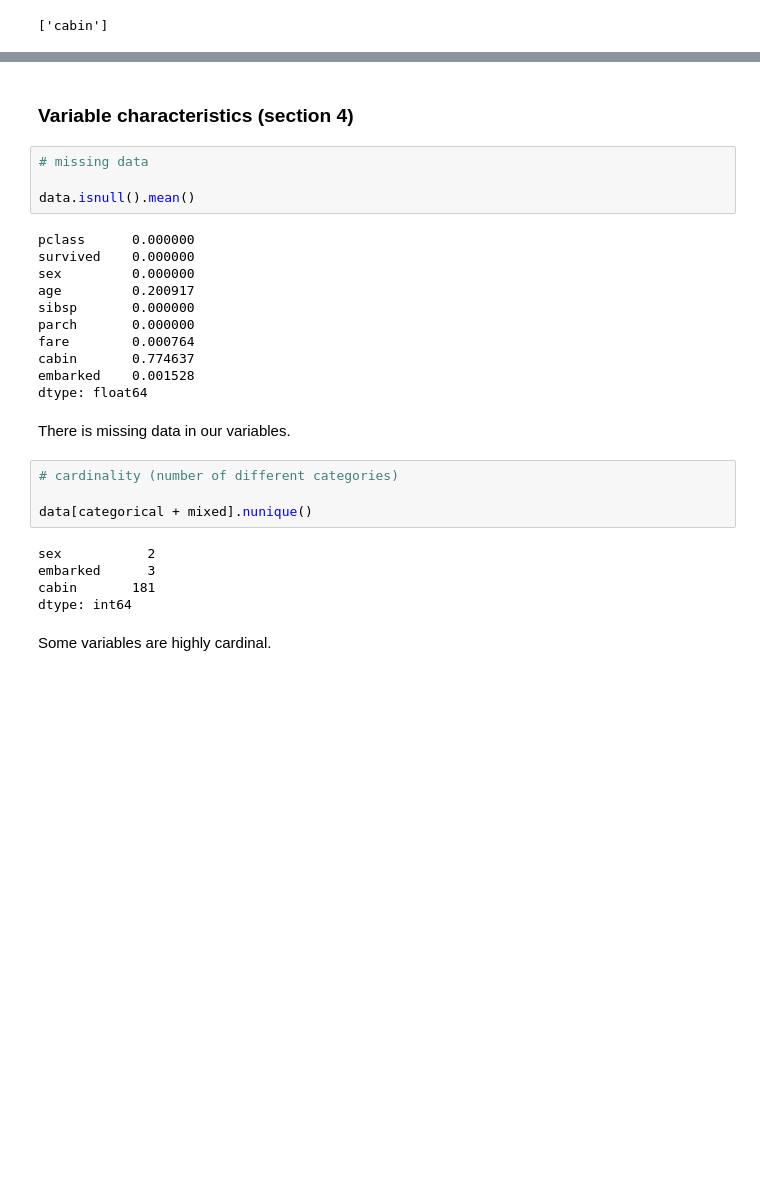
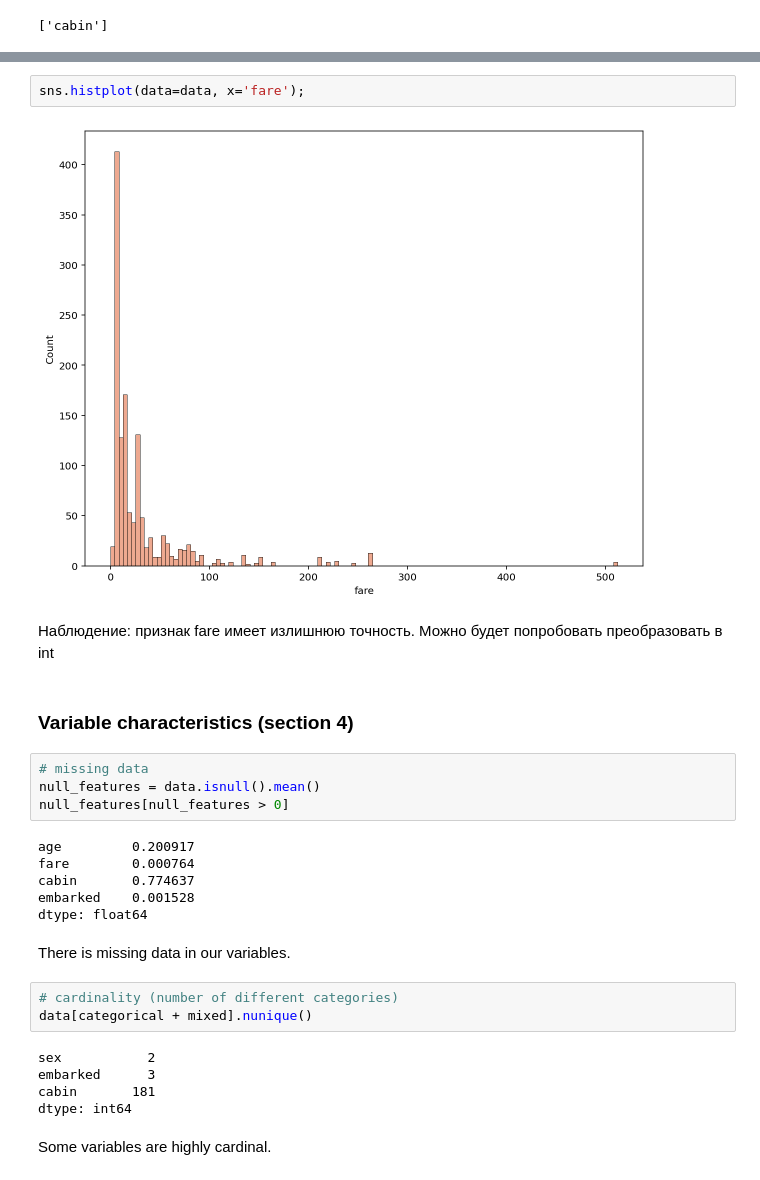
Before and after one commit to Chepell/feature-engineering-for-machine-learning, a Jupyter notebook: Section-19-Putting-it-altogether/01-Classification-titanic.ipynb, the cells around one changed output, grey strips where cells are left out. Cells and saved outputs as stored; diff of their text form; blank space fills up the shorter version.

```diff
--- a/Section-19-Putting-it-altogether/01-Classification-titanic.ipynb
+++ b/Section-19-Putting-it-altogether/01-Classification-titanic.ipynb
@@ -154,16 +180,17 @@ mixed
+# %%
+sns.histplot(data=data, x='fare');
+# %% [output]
+[figure, added]
+# %% [markdown]
+Наблюдение: признак fare имеет излишнюю точность. Можно будет попробовать преобразовать в int
 # %% [markdown]
 ### Variable characteristics (section 4)
 # %%
 # missing data
-
-data.isnull().mean()
+null_features = data.isnull().mean()
+null_features[null_features > 0]
 # %% [output]
-pclass      0.000000
-survived    0.000000
-sex         0.000000
 age         0.200917
-sibsp       0.000000
-parch       0.000000
 fare        0.000764
 cabin       0.774637
 embarked    0.001528
@@ -172,7 +199,6 @@ dtype: float64
 There is missing data in our variables.
 # %%
 # cardinality (number of different categories)
-
 data[categorical + mixed].nunique()
 # %% [output]
 sex           2
```
Also changed, not shown: parts of 8 cells of this notebook, 1 other file.
